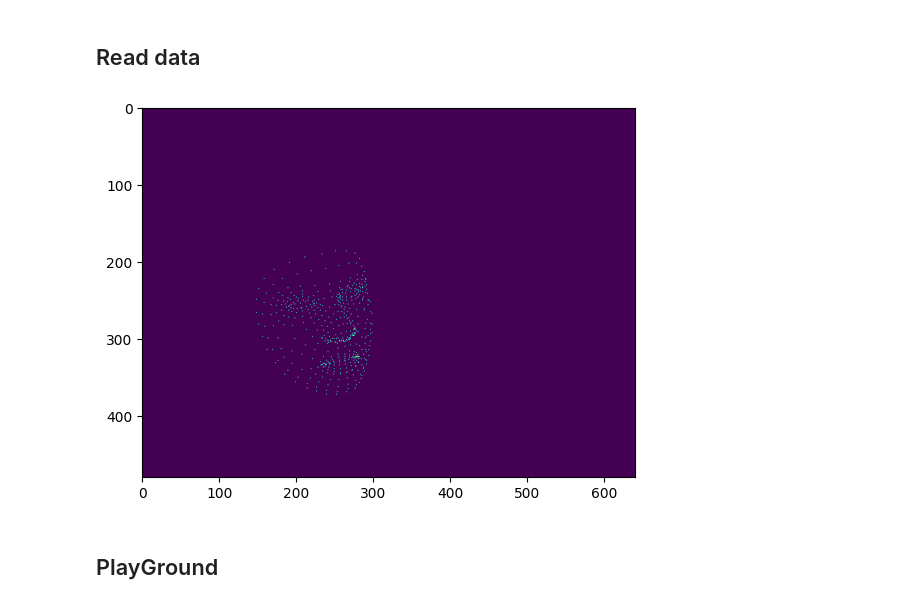
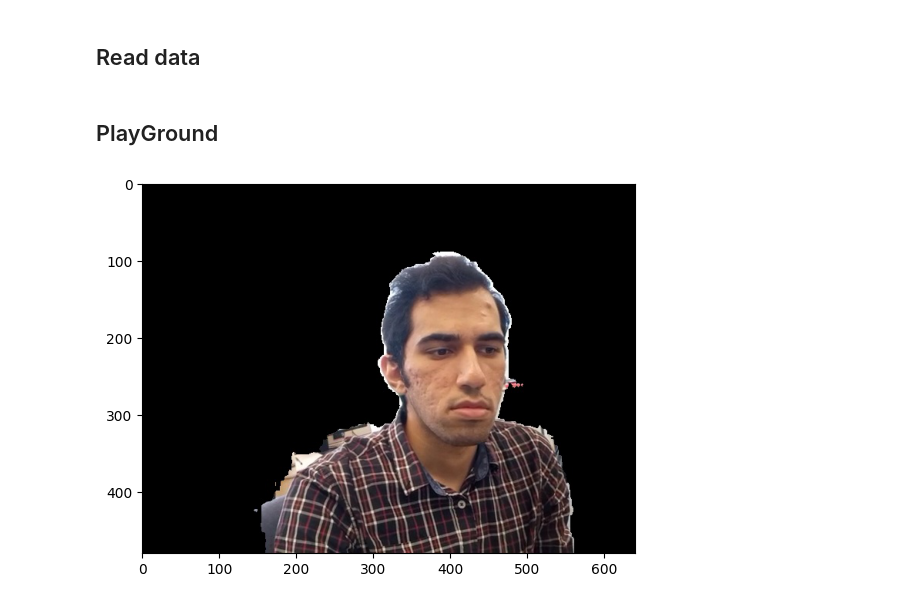
Before and after one commit to aminfadaei116/view-net, a Jupyter notebook: ViewNet notbook.ipynb, the cells around one changed output. Cells and saved outputs as stored; diff of their text form; code cells hidden in the pictures.

```diff
--- a/ViewNet notbook.ipynb
+++ b/ViewNet notbook.ipynb
@@ -31,12 +31,11 @@ refKey = torch.tensor(np.load(PathNPY1), device=DEVICE)
 tarKey = torch.tensor(np.load(PathNPY2), device=DEVICE)
 
 height, width = imgRef.shape[1], imgRef.shape[2]
-# %%
-ll = showMask(refKey, height, width)
-showImageTensor(ll, is3chan=False)
-# %% [output]
-[figure, removed]
 # %% [markdown]
 ## PlayGround
 # %%
-output = RenderImage(height, width, refKey, tarKey, imgRef)
+output = RenderImage(height, width, refKey, tarKey, imgTar)
+showImageTensor(imgTar)
+# showImageTensor(output, isOutput=True)
+# %% [output]
+[figure, added]
```
Also changed, not shown: parts of 6 cells of this notebook, 3 other files.
